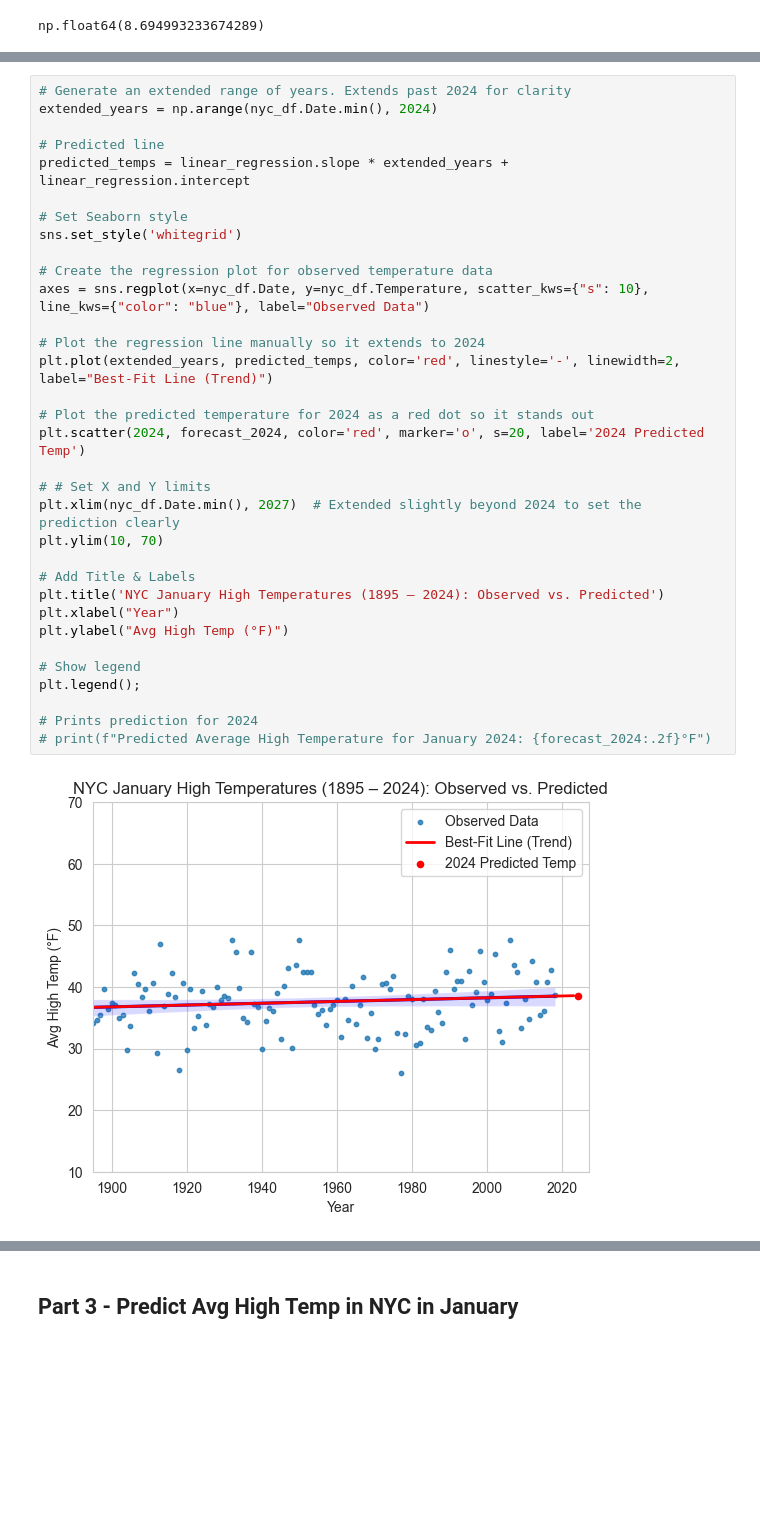
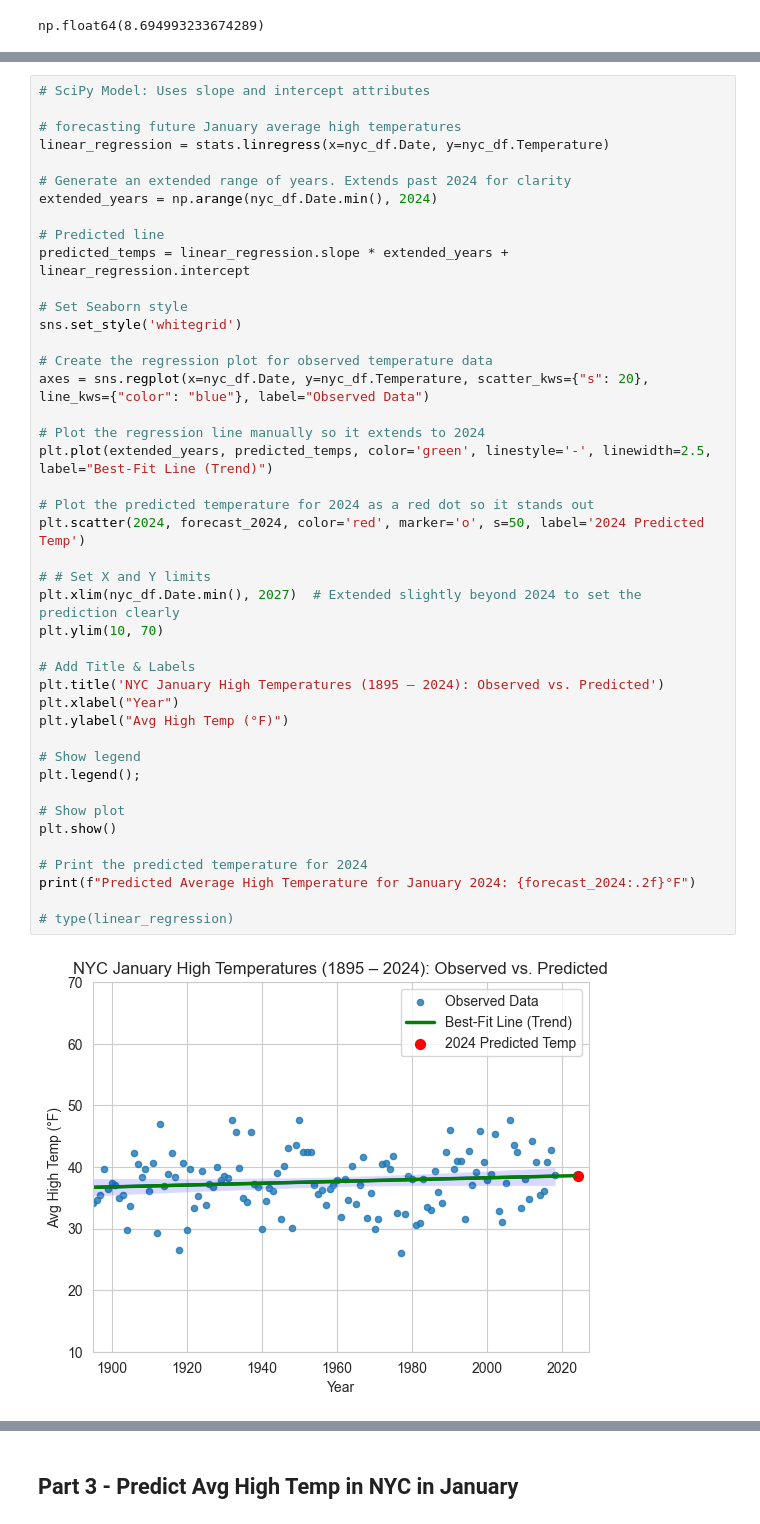
Before and after one commit to ssowers2/datafun-07-applied, a Jupyter notebook: sowers.ml.ipynb, the cells around one changed output, grey strips where cells are left out. Drawn from its saved outputs; the diff is of its cells as text; blank space fills up the shorter version.

```diff
--- a/sowers.ml.ipynb
+++ b/sowers.ml.ipynb
@@ -176,35 +171,45 @@ np.float64(8.694993233674289)
 # %%
+# SciPy Model: Uses slope and intercept attributes
+
+# forecasting future January average high temperatures
+linear_regression = stats.linregress(x=nyc_df.Date, y=nyc_df.Temperature)
+
 # Generate an extended range of years. Extends past 2024 for clarity
 extended_years = np.arange(nyc_df.Date.min(), 2024)
 
 # Predicted line
 predicted_temps = linear_regression.slope * extended_years + linear_regression.intercept
 
 # Set Seaborn style
 sns.set_style('whitegrid')
 
 # Create the regression plot for observed temperature data
-axes = sns.regplot(x=nyc_df.Date, y=nyc_df.Temperature, scatter_kws={"s": 10}, line_kws={"color": "blue"}, label="Observed Data")
+axes = sns.regplot(x=nyc_df.Date, y=nyc_df.Temperature, scatter_kws={"s": 20}, line_kws={"color": "blue"}, label="Observed Data")
 
 # Plot the regression line manually so it extends to 2024
-plt.plot(extended_years, predicted_temps, color='red', linestyle='-', linewidth=2, label="Best-Fit Line (Trend)")
+plt.plot(extended_years, predicted_temps, color='green', linestyle='-', linewidth=2.5, label="Best-Fit Line (Trend)")
 
 # Plot the predicted temperature for 2024 as a red dot so it stands out
-plt.scatter(2024, forecast_2024, color='red', marker='o', s=20, label='2024 Predicted Temp')
+plt.scatter(2024, forecast_2024, color='red', marker='o', s=50, label='2024 Predicted Temp')
 
 # # Set X and Y limits
 plt.xlim(nyc_df.Date.min(), 2027)  # Extended slightly beyond 2024 to set the prediction clearly
 plt.ylim(10, 70)
 
 # Add Title & Labels
 plt.title('NYC January High Temperatures (1895 – 2024): Observed vs. Predicted')
 plt.xlabel("Year")
 plt.ylabel("Avg High Temp (°F)")
 
 # Show legend
 plt.legend();
 
-# Prints prediction for 2024
-# print(f"Predicted Average High Temperature for January 2024: {forecast_2024:.2f}°F")
+# Show plot
+plt.show()
+
+# Print the predicted temperature for 2024
+print(f"Predicted Average High Temperature for January 2024: {forecast_2024:.2f}°F")
+
+# type(linear_regression)
 # %% [output]
-[figure, old version]
+[figure, new version]
```
Also changed, not shown: parts of 22 cells of this notebook, 1 other file.
